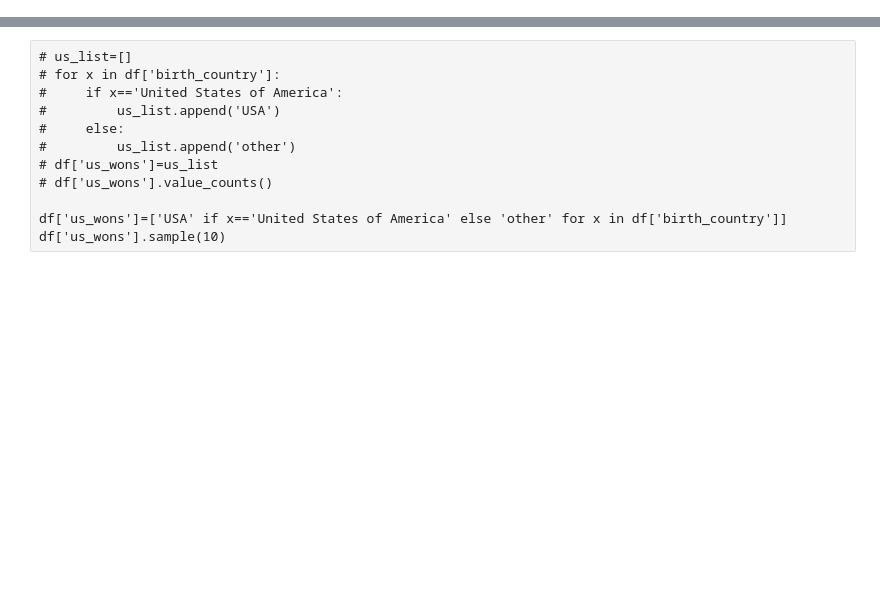
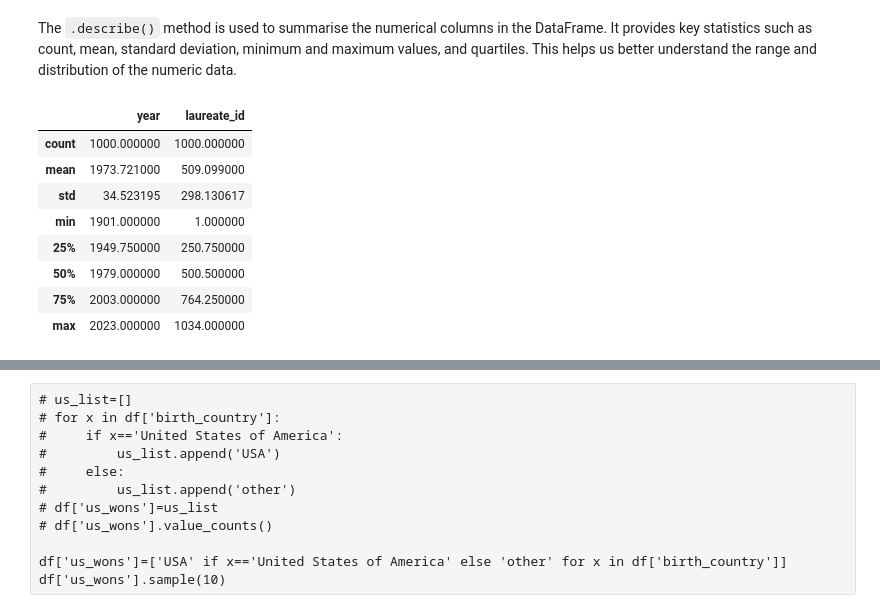
Before and after one commit to jgp-13/project_nobel_prize, a Jupyter notebook: notebook.ipynb, the cells around one changed output, grey strips where cells are left out. Saved outputs shown, nothing was run; the diff lists cells and outputs as text; code cells hidden in the pictures; blank space fills up the shorter version.

```diff
--- a/notebook.ipynb
+++ b/notebook.ipynb
@@ -84,0 +93,14 @@ df.describe(include='all')
+# %% [markdown]
+The `.describe()` method is used to summarise the numerical columns in the DataFrame. It provides key statistics such as count, mean, standard deviation, minimum and maximum values, and quartiles. This helps us better understand the range and distribution of the numeric data.
+# %%
+df.describe()
+# %% [output]
+|  | year | laureate_id |
+| count | 1000.000000 | 1000.000000 |
+| mean | 1973.721000 | 509.099000 |
+| std | 34.523195 | 298.130617 |
+| min | 1901.000000 | 1.000000 |
+| 25% | 1949.750000 | 250.750000 |
+| 50% | 1979.000000 | 500.500000 |
+| 75% | 2003.000000 | 764.250000 |
+| max | 2023.000000 | 1034.000000 |
```
Also changed, not shown: parts of 48 cells of this notebook.
